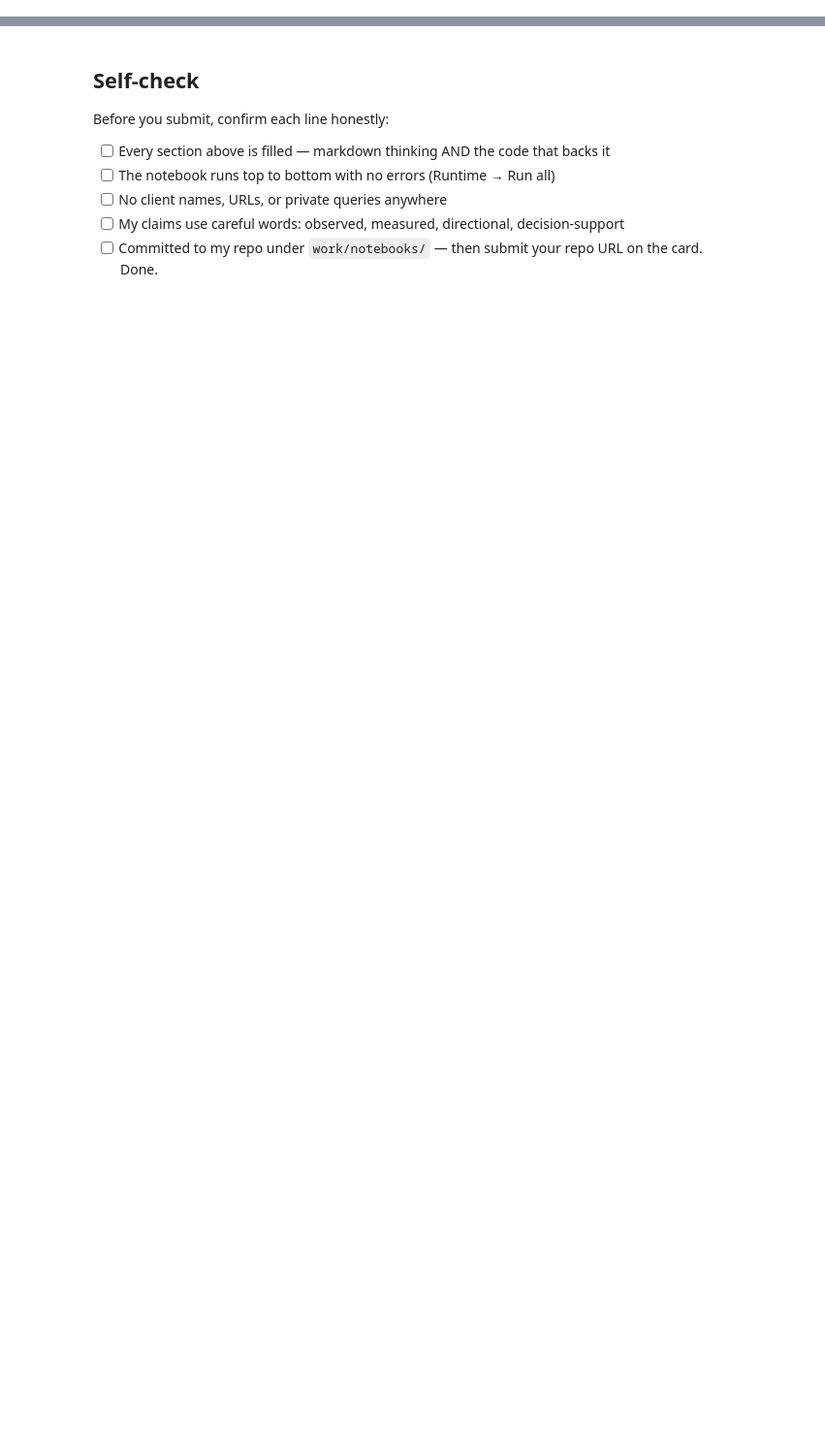
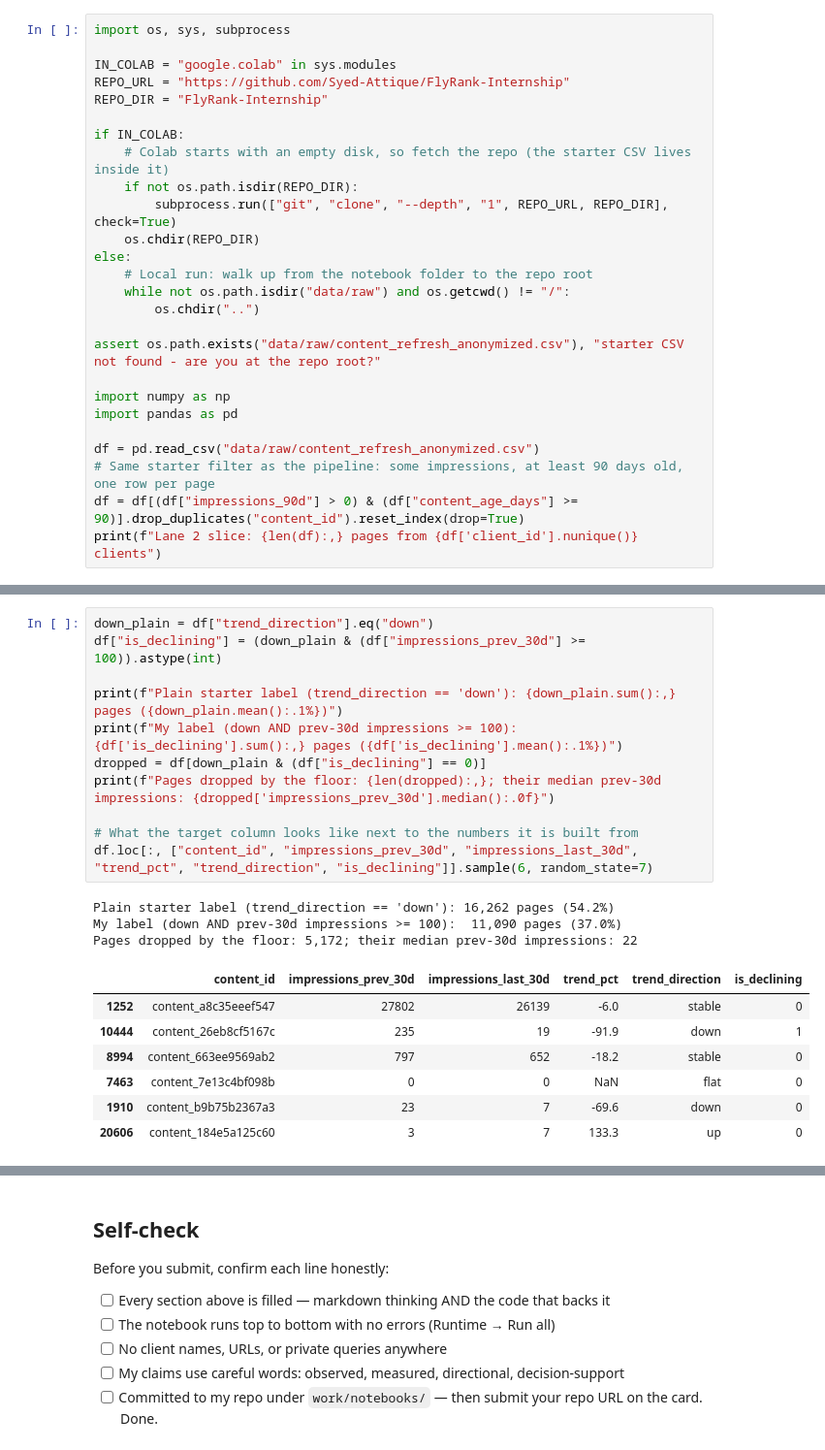
Before and after one commit to Syed-Attique/FlyRank-Internship, a Jupyter notebook: work/notebooks/w02_ml_task_framing.ipynb, the cells around one changed output, grey strips where cells are left out. Shown at 97% size. Saved outputs shown, nothing was run; the diff lists cells and outputs as text; blank space fills up the shorter version.

```diff
--- a/work/notebooks/w02_ml_task_framing.ipynb
+++ b/work/notebooks/w02_ml_task_framing.ipynb
@@ -43,0 +19,26 @@ This skeleton is yours to fill. Work the sections **in order** — each one has
+# %%
+import os, sys, subprocess
+
+IN_COLAB = "google.colab" in sys.modules
+REPO_URL = "https://github.com/Syed-Attique/FlyRank-Internship"
+REPO_DIR = "FlyRank-Internship"
+
+if IN_COLAB:
+    # Colab starts with an empty disk, so fetch the repo (the starter CSV lives inside it)
+    if not os.path.isdir(REPO_DIR):
+        subprocess.run(["git", "clone", "--depth", "1", REPO_URL, REPO_DIR], check=True)
+    os.chdir(REPO_DIR)
+else:
+    # Local run: walk up from the notebook folder to the repo root
+    while not os.path.isdir("data/raw") and os.getcwd() != "/":
+        os.chdir("..")
+
+assert os.path.exists("data/raw/content_refresh_anonymized.csv"), "starter CSV not found - are you at the repo root?"
+
+import numpy as np
+import pandas as pd
+
+df = pd.read_csv("data/raw/content_refresh_anonymized.csv")
+# Same starter filter as the pipeline: some impressions, at least 90 days old, one row per page
+df = df[(df["impressions_90d"] > 0) & (df["content_age_days"] >= 90)].drop_duplicates("content_id").reset_index(drop=True)
+print(f"Lane 2 slice: {len(df):,} pages from {df['client_id'].nunique()} clients")
@@ -43,0 +57,22 @@ This skeleton is yours to fill. Work the sections **in order** — each one has
+# %%
+down_plain = df["trend_direction"].eq("down")
+df["is_declining"] = (down_plain & (df["impressions_prev_30d"] >= 100)).astype(int)
+
+print(f"Plain starter label (trend_direction == 'down'): {down_plain.sum():,} pages ({down_plain.mean():.1%})")
+print(f"My label (down AND prev-30d impressions >= 100):  {df['is_declining'].sum():,} pages ({df['is_declining'].mean():.1%})")
+dropped = df[down_plain & (df["is_declining"] == 0)]
+print(f"Pages dropped by the floor: {len(dropped):,}; their median prev-30d impressions: {dropped['impressions_prev_30d'].median():.0f}")
+
+# What the target column looks like next to the numbers it is built from
+df.loc[:, ["content_id", "impressions_prev_30d", "impressions_last_30d", "trend_pct", "trend_direction", "is_declining"]].sample(6, random_state=7)
+# %% [output]
+Plain starter label (trend_direction == 'down'): 16,262 pages (54.2%)
+My label (down AND prev-30d impressions >= 100):  11,090 pages (37.0%)
+Pages dropped by the floor: 5,172; their median prev-30d impressions: 22
+|  | content_id | impressions_prev_30d | impressions_last_30d | trend_pct | trend_direction | is_declining |
+| 1252 | content_a8c35eeef547 | 27802 | 26139 | -6.0 | stable | 0 |
+| 10444 | content_26eb8cf5167c | 235 | 19 | -91.9 | down | 1 |
+| 8994 | content_663ee9569ab2 | 797 | 652 | -18.2 | stable | 0 |
+| 7463 | content_7e13c4bf098b | 0 | 0 | NaN | flat | 0 |
+| 1910 | content_b9b75b2367a3 | 23 | 7 | -69.6 | down | 0 |
+| 20606 | content_184e5a125c60 | 3 | 7 | 133.3 | up | 0 |
```
Also changed, not shown: parts of 19 cells of this notebook.
